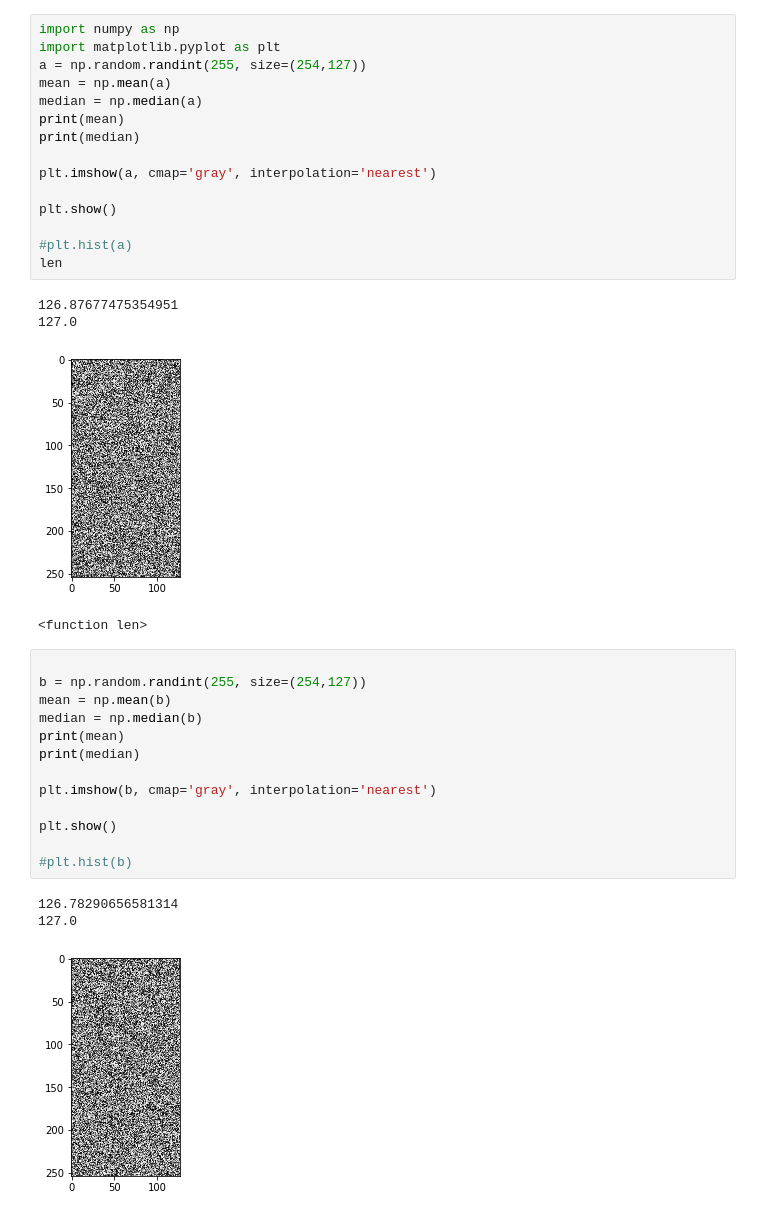
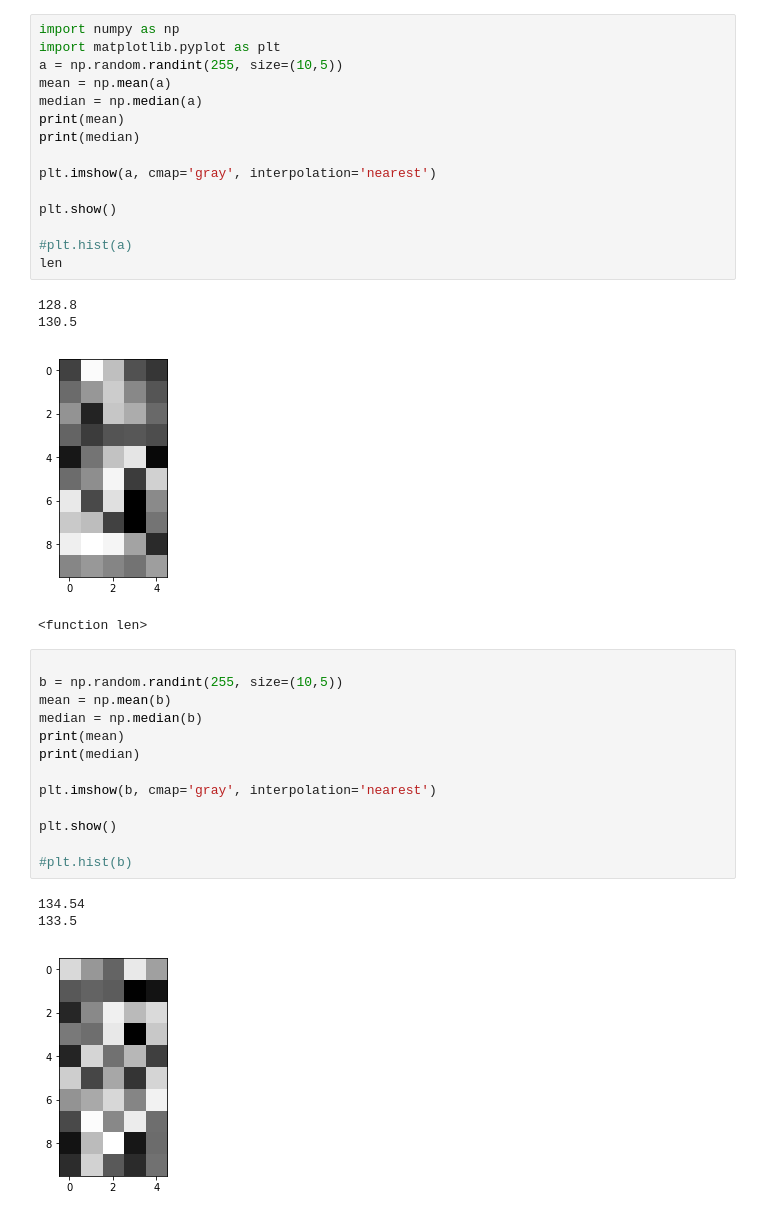
Before and after one commit to smartysam9821/DS, a Jupyter notebook: Matrix_image_problem.ipynb, the cells around one changed output. Saved outputs shown, nothing was run; the diff lists cells and outputs as text.

```diff
--- a/Matrix_image_problem.ipynb
+++ b/Matrix_image_problem.ipynb
@@ -3,26 +3,26 @@
 # %%
 import numpy as np
 import matplotlib.pyplot as plt
-a = np.random.randint(255, size=(254,127))
+a = np.random.randint(255, size=(10,5))
 mean = np.mean(a)
 median = np.median(a)
 print(mean)
 print(median)
 
 plt.imshow(a, cmap='gray', interpolation='nearest')
 
 plt.show()
 
 #plt.hist(a)
 len
 # %% [output]
-126.87677475354951
-127.0
+128.8
+130.5
-[figure, old version]
+[figure, new version]
 <function len>
 # %%
 
-b = np.random.randint(255, size=(254,127))
+b = np.random.randint(255, size=(10,5))
 mean = np.mean(b)
 median = np.median(b)
 print(mean)
@@ -34,9 +34,9 @@ plt.show()
 
 #plt.hist(b)
 # %% [output]
-126.78290656581314
-127.0
+134.54
+133.5
-[figure, old version]
+[figure, new version]
 # %%
 b
 # %% [output]
```
Also changed, not shown: parts of 9 cells of this notebook.
